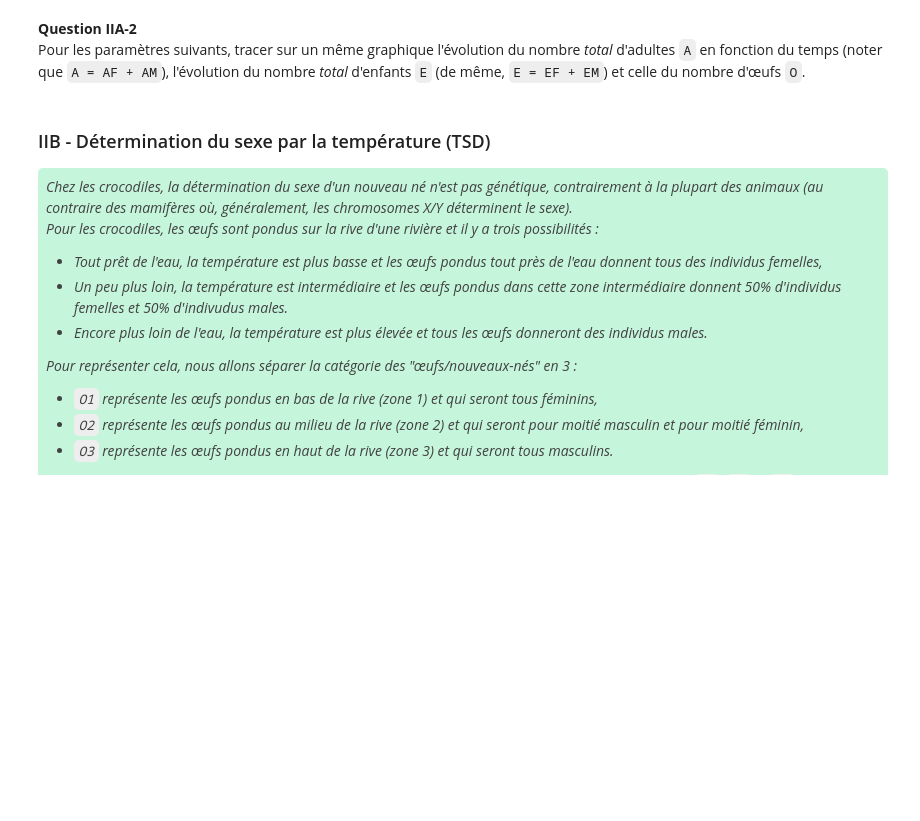
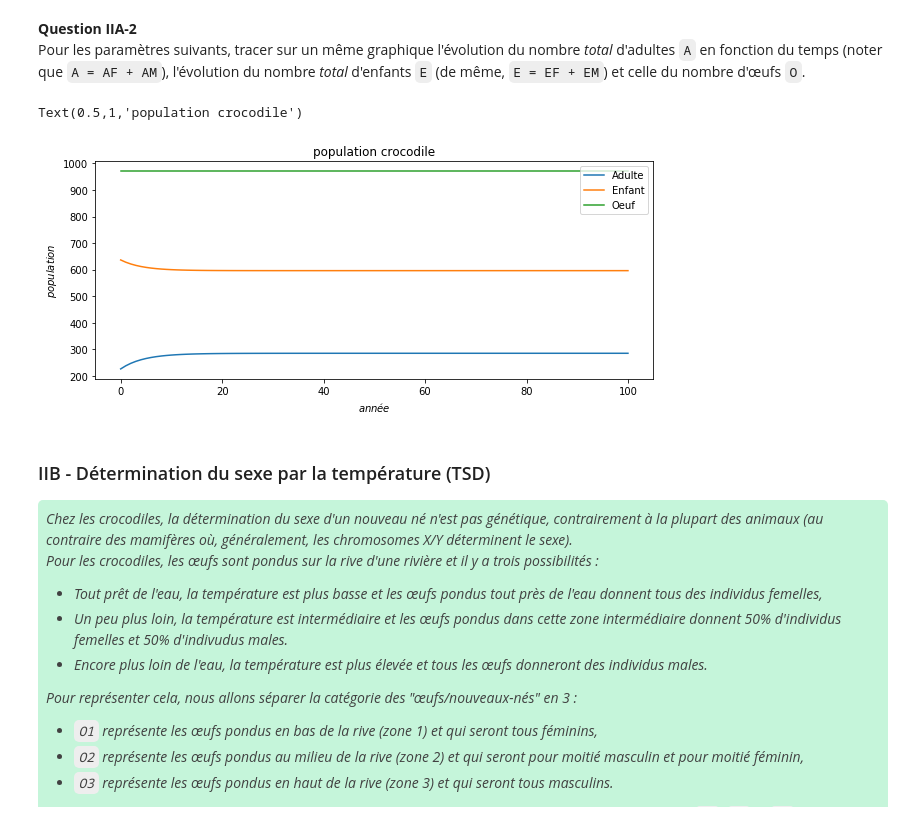
Before and after one commit to MyNameIsVeryOriginal/Python, a Jupyter notebook: exam_2018_19.ipynb, the cells around one changed output. Cells and saved outputs as stored; diff of their text form; code cells hidden in the pictures; blank space fills up the shorter version.

```diff
--- a/exam_2018_19.ipynb
+++ b/exam_2018_19.ipynb
@@ -264,3 +248,28 @@ def modele_sexue(AF0,AM0,EF0,EM0,O0,mA,mE,mO,dE,C,S,L):
+# %%
+# METTRE VOTRE CODE ICI
+def modele_sexue(AF0,AM0,EF0,EM0,O0,mA,mE,mO,dE,C,S,L):
+    #Allocation des tableaux
+    AF = np.zeros(L+1)
+    AM = np.zeros(L+1)
+    EF = np.zeros(L+1)
+    EM = np.zeros(L+1)
+    O = np.zeros(L+1)
+    #Initialisation des tableaux
+    AF[0] = AM0
+    AM[0] = AF0
+    EM[0] = EM0
+    EF[0] = EF0
+    O[0] = O0
+    #remplissage des tableaux
+    for i in range(1,L+1):
+
+        AF[i] = AF[i-1] - mA*AF[i-1] + ((1-mE)/dE) * EF[i-1]
+        AM[i] = AM[i-1] - mA*AM[i-1] + ((1-mE)/dE) * EM[i-1]
+        EF[i] = EF[i-1] - mE*EF[i-1] - ((1-mE)/dE) * EF[i-1] + ((1-mO)/2)*O[i-1]
+        EM[i] = EM[i-1] - mE*EM[i-1] - ((1-mE)/dE) * EM[i-1] + ((1-mO)/2)*O[i-1]
+        O[i] = min(C*AF[i-1],S)
+
+    return AF,AM,EF,EM,O
 # %% [markdown]
 **Question IIA-2**
 Pour les paramètres suivants, tracer sur un même graphique l'évolution du nombre *total* d'adultes `A` en fonction du temps (noter que `A = AF + AM`), l'évolution du nombre *total* d'enfants `E` (de même, `E = EF + EM`) et celle du nombre d'œufs `O`.
@@ -285,3 +292,23 @@ L = 100
+# %%
+Z = modele_sexue(AF0,AM0,EF0,EM0,O0,mA,mE,mO,dE,C,S,L)
+A = Z[0]+Z[1]
+E = Z[2]+Z[3]
+# %%
+# METTRE LE CODE DU GRAPHE ICI
+Z = modele_sexue(AF0,AM0,EF0,EM0,O0,mA,mE,mO,dE,C,S,L)
+fig, ax = plt.subplots(1,1,figsize=(10,4))
+
+X=np.linspace(0,L,L+1)
+ax.plot(X,A,label="Adulte")
+ax.plot(X,E,label="Enfant")
+ax.plot(X,Z[4],label="Oeuf")
+ax.legend()
+ax.set_ylabel("$population$")
+ax.set_xlabel("$année$")
+ax.set_title("population crocodile")
+# %% [output]
+Text(0.5,1,'population crocodile')
+[figure, added]
 # %% [markdown]
 <a id="modele_TSD"></a>
 ### IIB - Détermination du sexe par la température (TSD)
```
Also changed, not shown: parts of 10 cells of this notebook.
